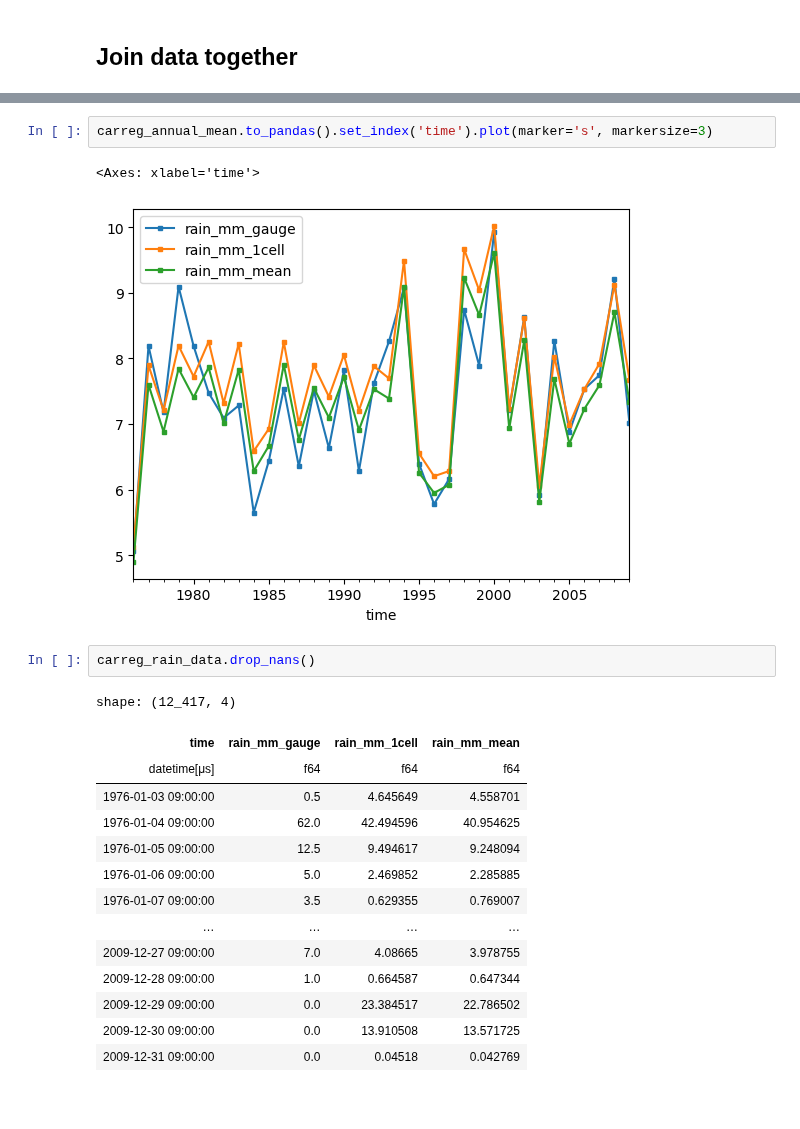
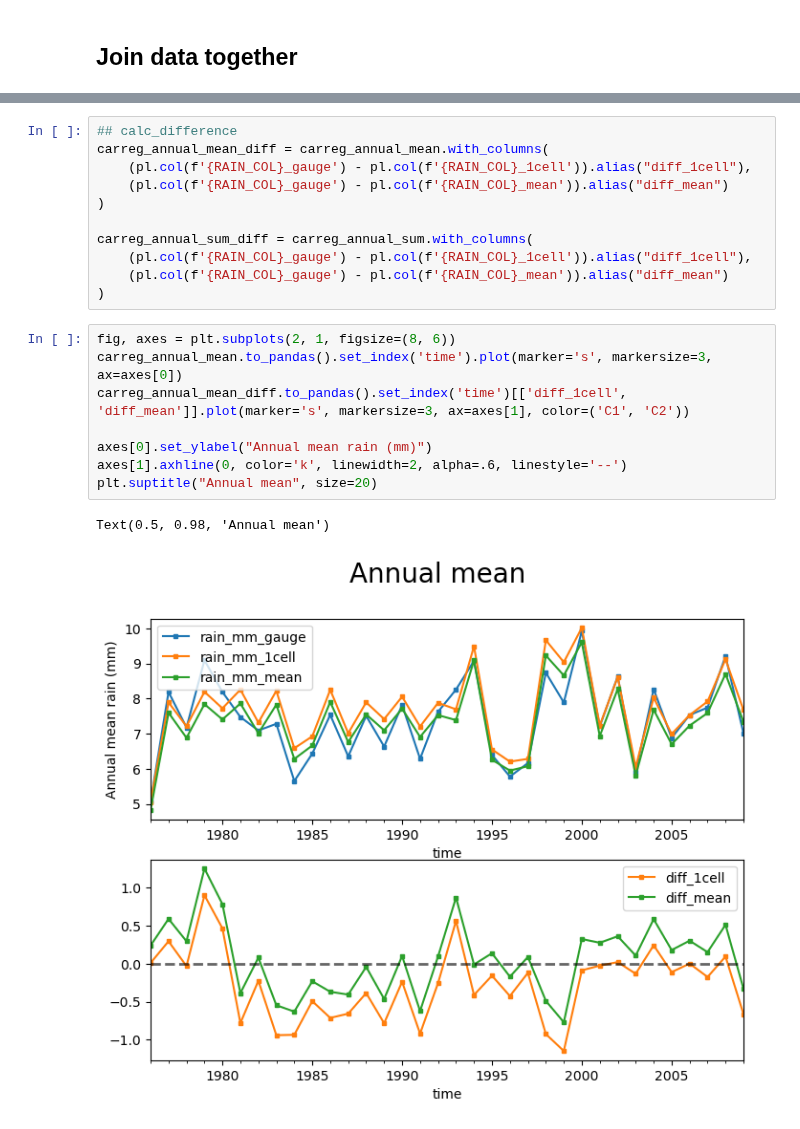
Before and after one commit to Thomasjkeel/FDRI-comparing-rainfall-data-in-upper-severn, a Jupyter notebook: Carreg_wen_gauge_vs_grid.ipynb, the cells around one changed output, grey strips where cells are left out. Drawn from its saved outputs; the diff is of its cells as text; blank space fills up the shorter version.

```diff
--- a/Carreg_wen_gauge_vs_grid.ipynb
+++ b/Carreg_wen_gauge_vs_grid.ipynb
@@ -136,25 +140,25 @@ shape: (5, 4)
 | 1978-01-01 00:00:00 | 7.179452 | 7.211537 | 6.884219 |
 | 1979-01-01 00:00:00 | 9.094521 | 8.194458 | 7.84368 |
 | 1980-01-01 00:00:00 | 8.189891 | 7.725199 | 7.407256 |
-# %%
-carreg_annual_mean.to_pandas().set_index('time').plot(marker='s', markersize=3)
-# %% [output]
-<Axes: xlabel='time'>
-[figure, removed]
-# %%
-carreg_rain_data.drop_nans()
-# %% [output]
-shape: (12_417, 4)
-| time | rain_mm_gauge | rain_mm_1cell | rain_mm_mean |
-| datetime[μs] | f64 | f64 | f64 |
-| 1976-01-03 09:00:00 | 0.5 | 4.645649 | 4.558701 |
-| 1976-01-04 09:00:00 | 62.0 | 42.494596 | 40.954625 |
-| 1976-01-05 09:00:00 | 12.5 | 9.494617 | 9.248094 |
-| 1976-01-06 09:00:00 | 5.0 | 2.469852 | 2.285885 |
-| 1976-01-07 09:00:00 | 3.5 | 0.629355 | 0.769007 |
-| … | … | … | … |
-| 2009-12-27 09:00:00 | 7.0 | 4.08665 | 3.978755 |
-| 2009-12-28 09:00:00 | 1.0 | 0.664587 | 0.647344 |
-| 2009-12-29 09:00:00 | 0.0 | 23.384517 | 22.786502 |
-| 2009-12-30 09:00:00 | 0.0 | 13.910508 | 13.571725 |
-| 2009-12-31 09:00:00 | 0.0 | 0.04518 | 0.042769 |
+# %%
+## calc_difference
+carreg_annual_mean_diff = carreg_annual_mean.with_columns(
+    (pl.col(f'{RAIN_COL}_gauge') - pl.col(f'{RAIN_COL}_1cell')).alias("diff_1cell"),
+    (pl.col(f'{RAIN_COL}_gauge') - pl.col(f'{RAIN_COL}_mean')).alias("diff_mean")
+)
+
+carreg_annual_sum_diff = carreg_annual_sum.with_columns(
+    (pl.col(f'{RAIN_COL}_gauge') - pl.col(f'{RAIN_COL}_1cell')).alias("diff_1cell"),
+    (pl.col(f'{RAIN_COL}_gauge') - pl.col(f'{RAIN_COL}_mean')).alias("diff_mean")
+)
+# %%
+fig, axes = plt.subplots(2, 1, figsize=(8, 6))
+carreg_annual_mean.to_pandas().set_index('time').plot(marker='s', markersize=3, ax=axes[0])
+carreg_annual_mean_diff.to_pandas().set_index('time')[['diff_1cell', 'diff_mean']].plot(marker='s', markersize=3, ax=axes[1], color=('C1', 'C2'))
+
+axes[0].set_ylabel("Annual mean rain (mm)")
+axes[1].axhline(0, color='k', linewidth=2, alpha=.6, linestyle='--')
+plt.suptitle("Annual mean", size=20)
+# %% [output]
+Text(0.5, 0.98, 'Annual mean')
+[figure, added]
```
Also changed, not shown: parts of 13 cells of this notebook.
